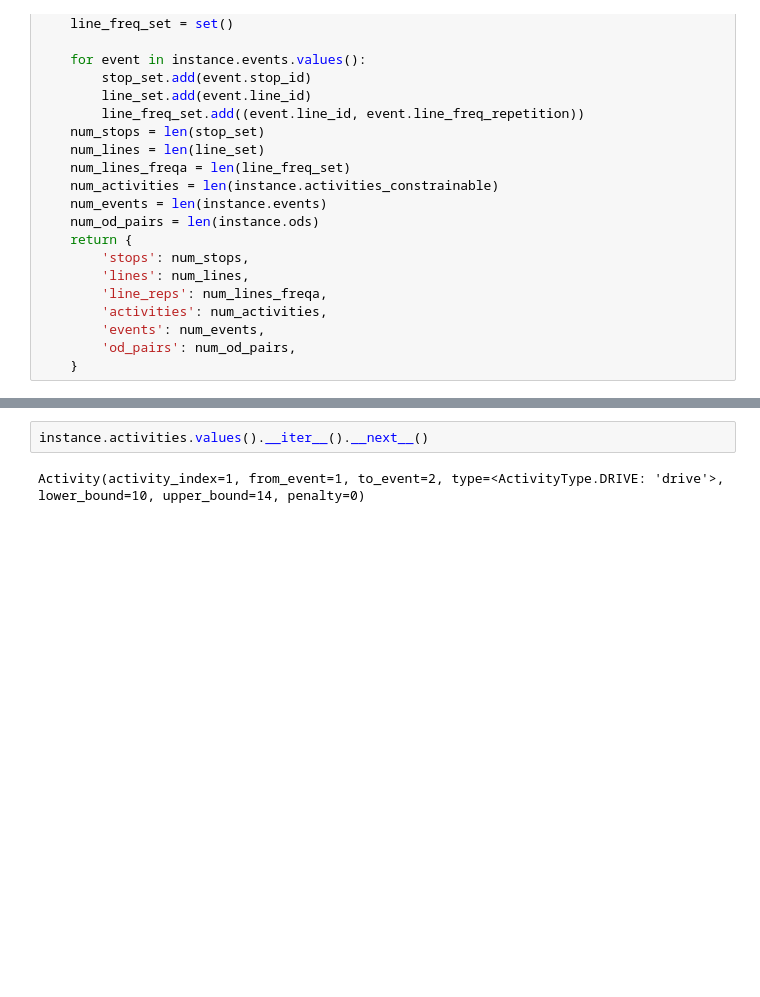
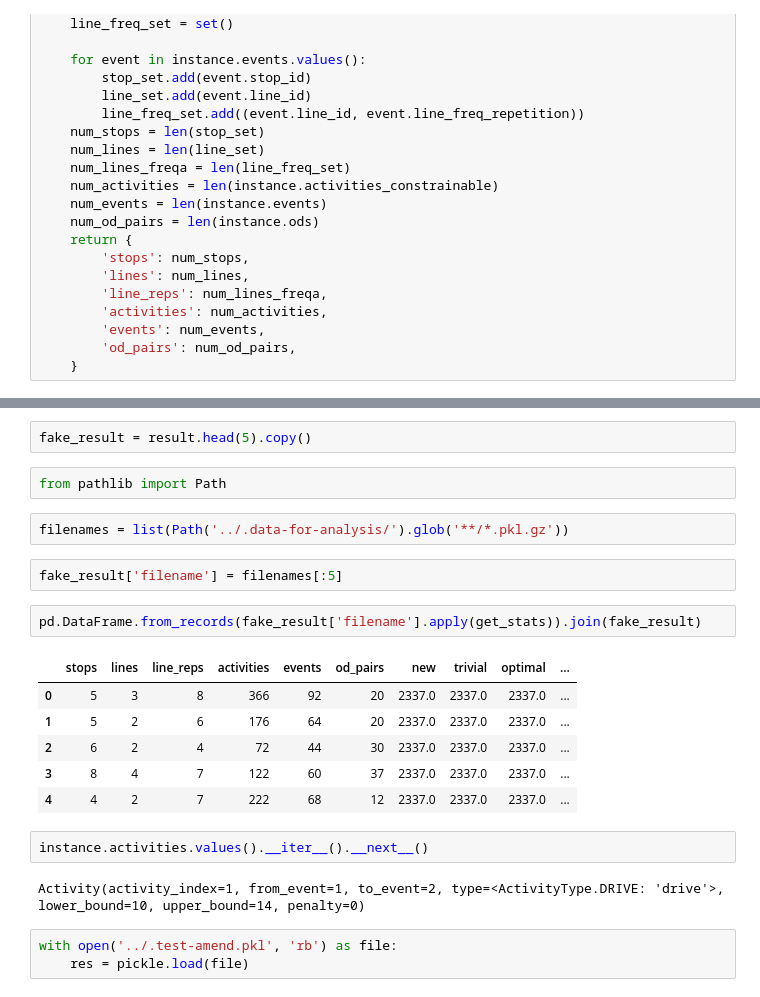
Before and after one commit to leevironty/thesis, a Jupyter notebook: latex/eval-plots.ipynb, the cells around one changed output, grey strips where cells are left out. Saved outputs shown, nothing was run; the diff lists cells and outputs as text; blank space fills up the shorter version.

```diff
--- a/latex/eval-plots.ipynb
+++ b/latex/eval-plots.ipynb
@@ -473,4 +482,24 @@ def get_stats(filename: str):
+# %%
+fake_result = result.head(5).copy()
+# %%
+from pathlib import Path
+# %%
+filenames = list(Path('../.data-for-analysis/').glob('**/*.pkl.gz'))
+# %%
+fake_result['filename'] = filenames[:5]
+# %%
+pd.DataFrame.from_records(fake_result['filename'].apply(get_stats)).join(fake_result)
+# %% [output]
+|  | stops | lines | line_reps | activities | events | od_pairs | new | trivial | optimal | ... |
+| 0 | 5 | 3 | 8 | 366 | 92 | 20 | 2337.0 | 2337.0 | 2337.0 | ... |
+| 1 | 5 | 2 | 6 | 176 | 64 | 20 | 2337.0 | 2337.0 | 2337.0 | ... |
+| 2 | 6 | 2 | 4 | 72 | 44 | 30 | 2337.0 | 2337.0 | 2337.0 | ... |
+| 3 | 8 | 4 | 7 | 122 | 60 | 37 | 2337.0 | 2337.0 | 2337.0 | ... |
+| 4 | 4 | 2 | 7 | 222 | 68 | 12 | 2337.0 | 2337.0 | 2337.0 | ... |
 # %%
 instance.activities.values().__iter__().__next__()
 # %% [output]
 Activity(activity_index=1, from_event=1, to_event=2, type=<ActivityType.DRIVE: 'drive'>, lower_bound=10, upper_bound=14, penalty=0)
+# %%
+with open('../.test-amend.pkl', 'rb') as file:
+    res = pickle.load(file)
```
Also changed, not shown: parts of 2 cells of this notebook, 14 other files.
